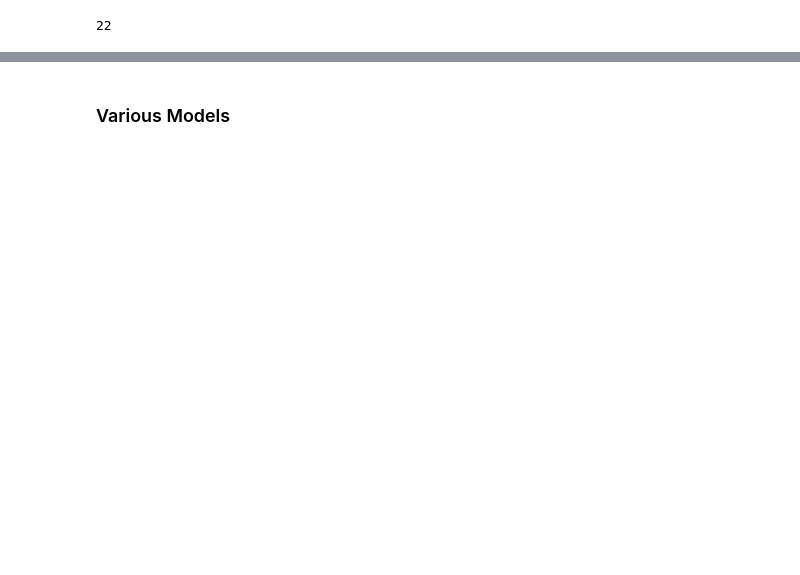
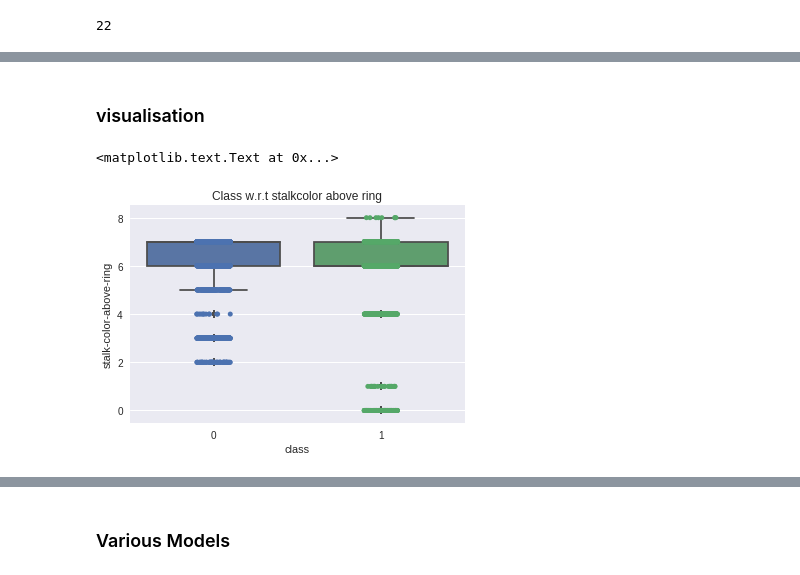
Before and after one commit to GChaudhary/DSG_Predictive_Modelling, a Jupyter notebook: notebook.ipynb, the cells around one changed output, grey strips where cells are left out. Drawn from its saved outputs; the diff is of its cells as text; code cells hidden in the pictures; blank space fills up the shorter version.

```diff
--- a/notebook.ipynb
+++ b/notebook.ipynb
@@ -153,0 +258,11 @@ y = train['class'].as_matrix()
+# %% [markdown]
+### visualisation
+# %%
+ax = sns.boxplot(x='class', y='stalk-color-above-ring', data=train)
+ax = sns.stripplot(x="class", y='stalk-color-above-ring',
+                   data=train, jitter=True,
+                   edgecolor="gray")
+sns.plt.title("Class w.r.t stalkcolor above ring",fontsize=12)
+# %% [output]
+<matplotlib.text.Text at 0x...>
+[figure, added]
```
Also changed, not shown: parts of 95 cells of this notebook.
